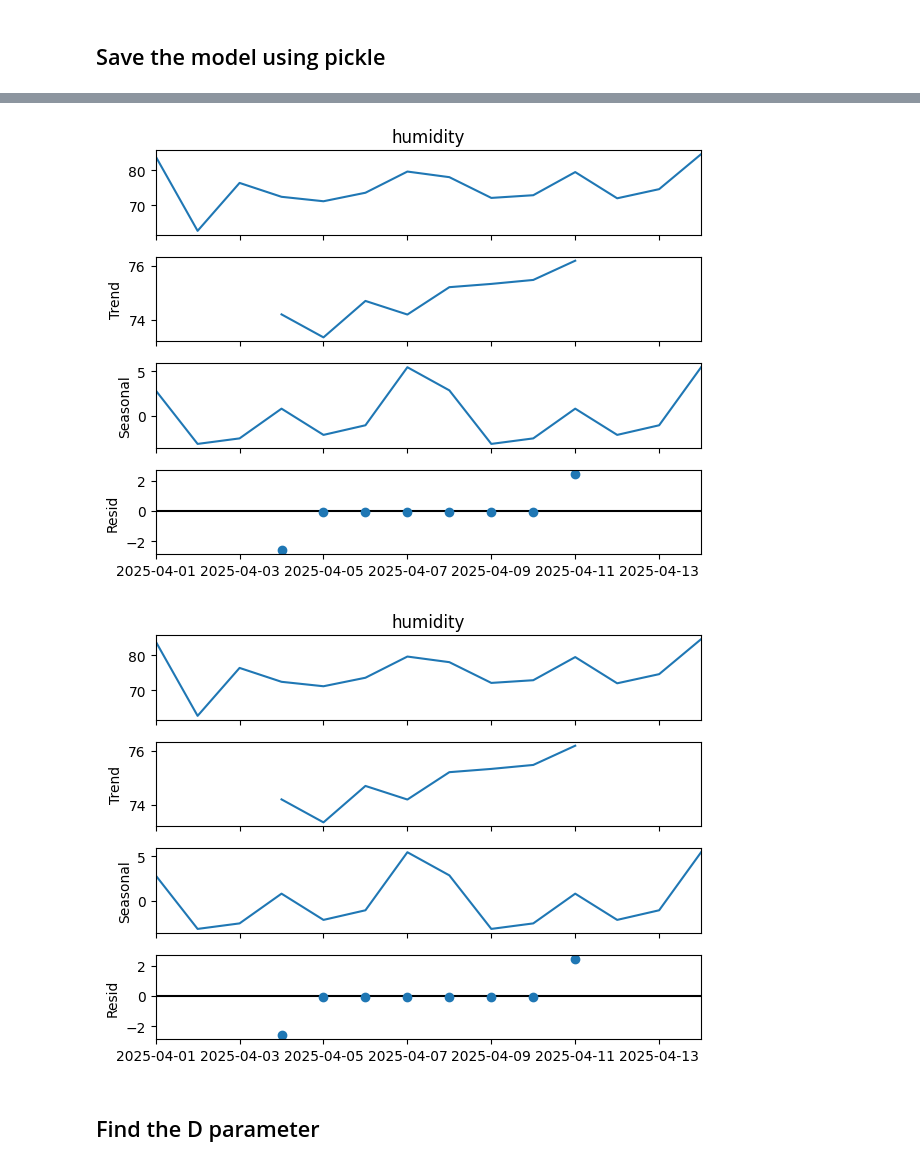
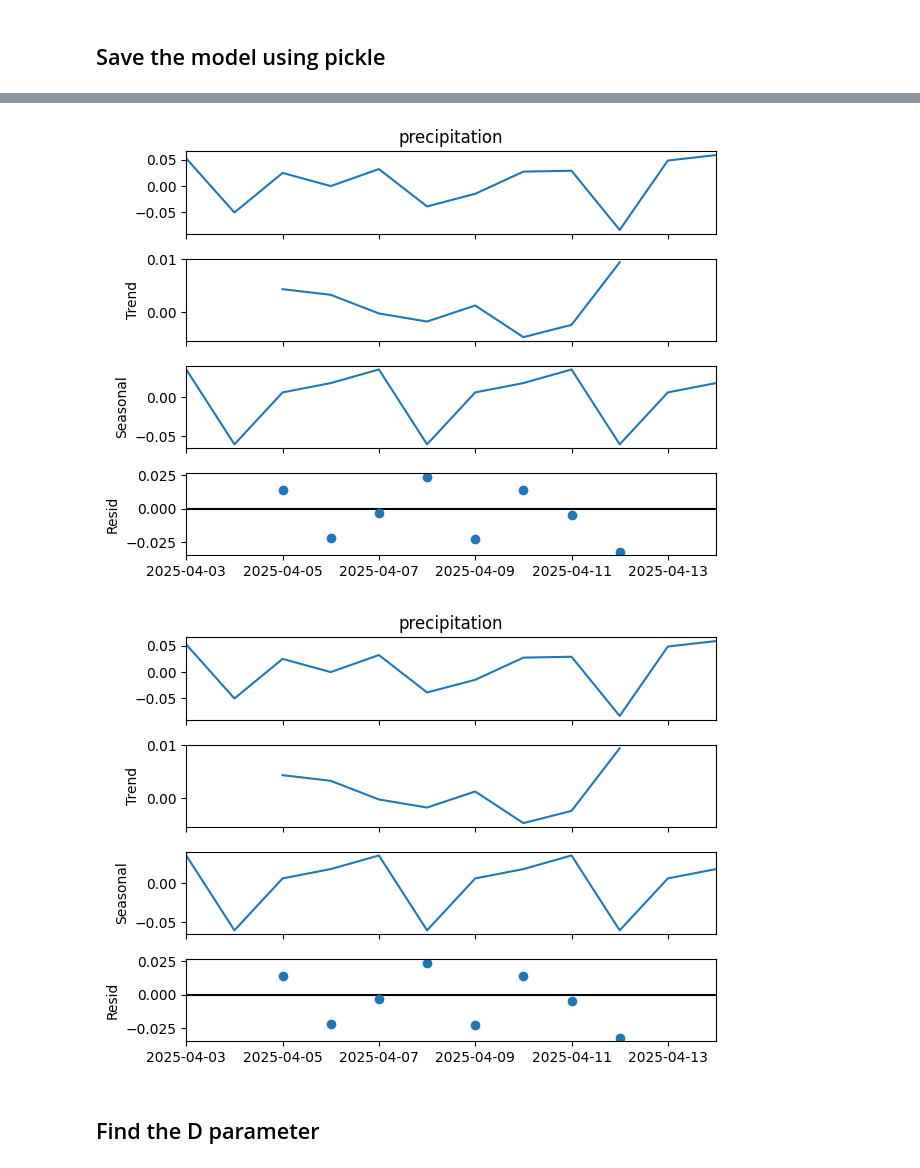
Before and after one commit to Jangsoodlor/smart-plant-pot-model, a Jupyter notebook: training/exog_prediction_models.ipynb, the cells around one changed output, grey strips where cells are left out. Saved outputs shown, nothing was run; the diff lists cells and outputs as text; code cells hidden in the pictures.

```diff
--- a/training/exog_prediction_models.ipynb
+++ b/training/exog_prediction_models.ipynb
@@ -134,8 +154,8 @@ with open('../exports/temperature_sarima.pkl', 'wb') as file:
 # %%
-seasonal_decompose(df["humidity"], model="additive").plot()
+seasonal_decompose(df["precipitation"].diff().dropna().diff().dropna(), model="additive", period =4).plot()
 # %% [output]
-[figure, old version]
+[figure, new version]
-[figure, old version]
+[figure, new version]
 # %% [markdown]
 ## Find the D parameter
 # %%
```
Also changed, not shown: parts of 15 cells of this notebook, 1 other file.
